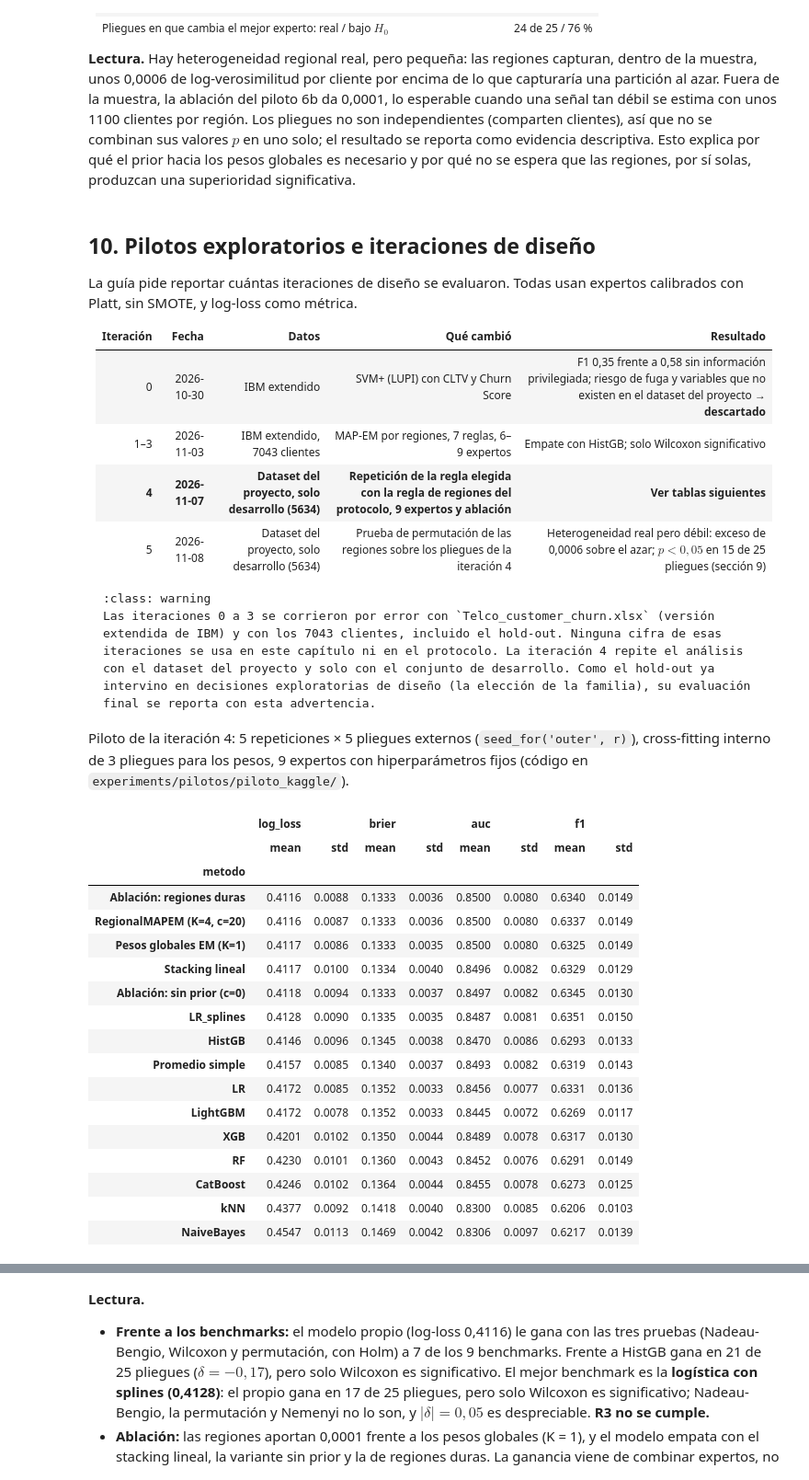
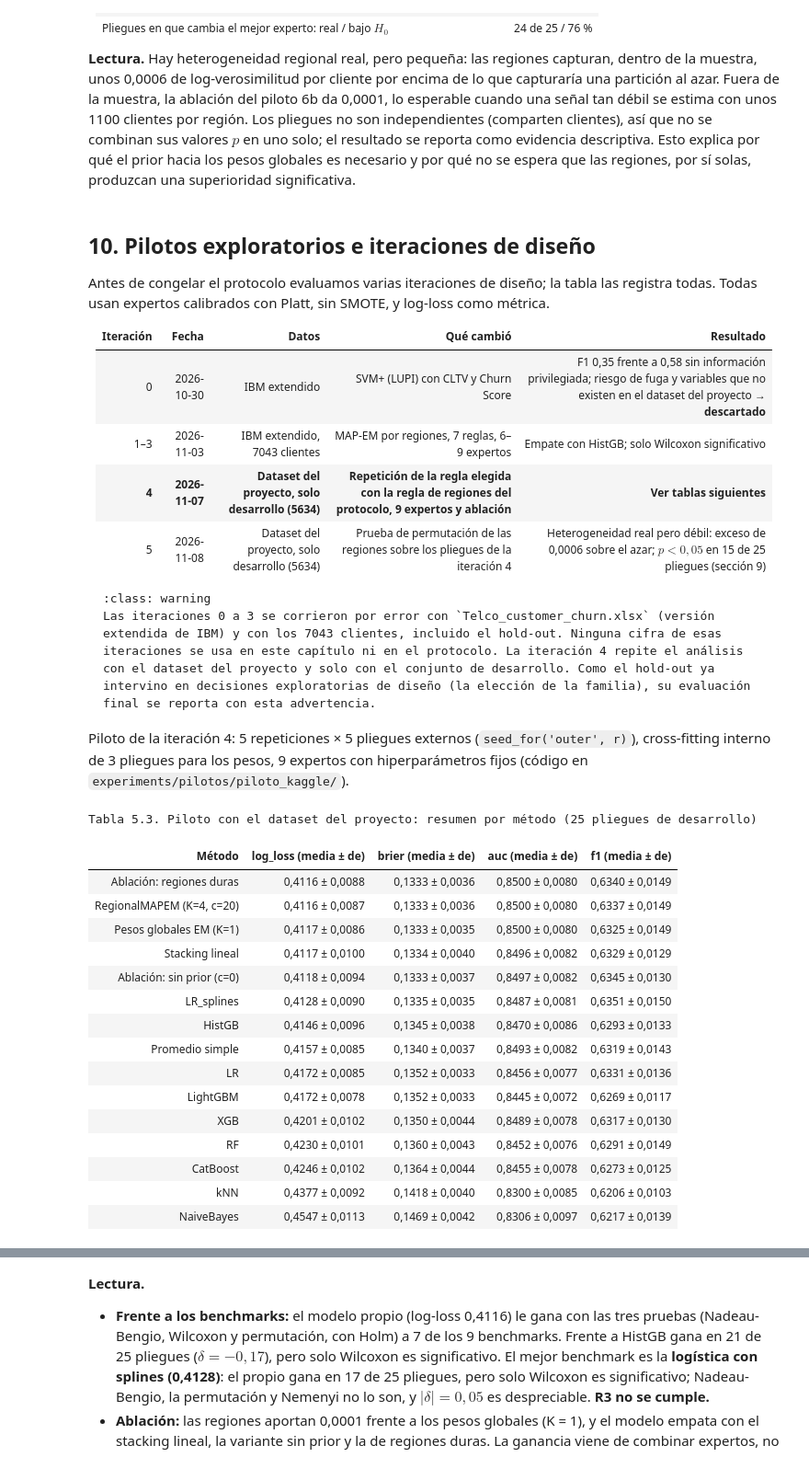
Before and after one commit to Nataly-Cardenas/Telco_Churn_JBook, a Jupyter notebook: MODELO_PROPIO.ipynb, the cells around one changed output, grey strips where cells are left out. Shown at 92% size. Drawn from its saved outputs; the diff is of its cells as text; code cells hidden in the pictures.

```diff
--- a/MODELO_PROPIO.ipynb
+++ b/MODELO_PROPIO.ipynb
@@ -360,7 +382,7 @@ la ganancia de log-verosimilitud por cliente de los pesos por región ($K = 4$,
 # %% [markdown]
 ## 10. Pilotos exploratorios e iteraciones de diseño
 
-La guía pide reportar cuántas iteraciones de diseño se evaluaron. Todas usan expertos calibrados con Platt, sin SMOTE, y log-loss como métrica.
+Antes de congelar el protocolo evaluamos varias iteraciones de diseño; la tabla las registra todas. Todas usan expertos calibrados con Platt, sin SMOTE, y log-loss como métrica.
 
 | Iteración | Fecha | Datos | Qué cambió | Resultado |
 |---|---|---|---|---|
@@ -377,25 +399,27 @@ Las iteraciones 0 a 3 se corrieron por error con `Telco_customer_churn.xlsx` (ve
 Piloto de la iteración 4: 5 repeticiones × 5 pliegues externos (`seed_for('outer', r)`), cross-fitting interno de 3 pliegues para los pesos, 9 expertos con hiperparámetros fijos (código en `experiments/pilotos/piloto_kaggle/`).
 # %%
 resumen = pd.read_csv(PILOTO / "resumen.csv", header=[0, 1], index_col=0)
-resumen.round(4)
+vista = pd.DataFrame({"Método": resumen.index})
+for k in dict.fromkeys(c[0] for c in resumen.columns):
+    vista[f"{k} (media ± de)"] = [f"{numero(a, 4)} ± {numero(b, 4)}" for a, b in zip(resumen[(k, "mean")], resumen[(k, "std")])]
+tabla_libro(vista, "Tabla 5.3. Piloto con el dataset del proyecto: resumen por método (25 pliegues de desarrollo)")
 # %% [output]
+Tabla 5.3. Piloto con el dataset del proyecto: resumen por método (25 pliegues de desarrollo)
-|  | log_loss |  | brier |  | auc |  | f1 |  |
-|  | mean | std | mean | std | mean | std | mean | std |
-| metodo |  |  |  |  |  |  |  |  |
-| Ablación: regiones duras | 0.4116 | 0.0088 | 0.1333 | 0.0036 | 0.8500 | 0.0080 | 0.6340 | 0.0149 |
-| RegionalMAPEM (K=4, c=20) | 0.4116 | 0.0087 | 0.1333 | 0.0036 | 0.8500 | 0.0080 | 0.6337 | 0.0149 |
-| Pesos globales EM (K=1) | 0.4117 | 0.0086 | 0.1333 | 0.0035 | 0.8500 | 0.0080 | 0.6325 | 0.0149 |
-| Stacking lineal | 0.4117 | 0.0100 | 0.1334 | 0.0040 | 0.8496 | 0.0082 | 0.6329 | 0.0129 |
-| Ablación: sin prior (c=0) | 0.4118 | 0.0094 | 0.1333 | 0.0037 | 0.8497 | 0.0082 | 0.6345 | 0.0130 |
-| LR_splines | 0.4128 | 0.0090 | 0.1335 | 0.0035 | 0.8487 | 0.0081 | 0.6351 | 0.0150 |
-| HistGB | 0.4146 | 0.0096 | 0.1345 | 0.0038 | 0.8470 | 0.0086 | 0.6293 | 0.0133 |
-| Promedio simple | 0.4157 | 0.0085 | 0.1340 | 0.0037 | 0.8493 | 0.0082 | 0.6319 | 0.0143 |
-| LR | 0.4172 | 0.0085 | 0.1352 | 0.0033 | 0.8456 | 0.0077 | 0.6331 | 0.0136 |
-| LightGBM | 0.4172 | 0.0078 | 0.1352 | 0.0033 | 0.8445 | 0.0072 | 0.6269 | 0.0117 |
-| XGB | 0.4201 | 0.0102 | 0.1350 | 0.0044 | 0.8489 | 0.0078 | 0.6317 | 0.0130 |
-| RF | 0.4230 | 0.0101 | 0.1360 | 0.0043 | 0.8452 | 0.0076 | 0.6291 | 0.0149 |
-| CatBoost | 0.4246 | 0.0102 | 0.1364 | 0.0044 | 0.8455 | 0.0078 | 0.6273 | 0.0125 |
-| kNN | 0.4377 | 0.0092 | 0.1418 | 0.0040 | 0.8300 | 0.0085 | 0.6206 | 0.0103 |
-| NaiveBayes | 0.4547 | 0.0113 | 0.1469 | 0.0042 | 0.8306 | 0.0097 | 0.6217 | 0.0139 |
+| Método | log_loss (media ± de) | brier (media ± de) | auc (media ± de) | f1 (media ± de) |
+| Ablación: regiones duras | 0,4116 ± 0,0088 | 0,1333 ± 0,0036 | 0,8500 ± 0,0080 | 0,6340 ± 0,0149 |
+| RegionalMAPEM (K=4, c=20) | 0,4116 ± 0,0087 | 0,1333 ± 0,0036 | 0,8500 ± 0,0080 | 0,6337 ± 0,0149 |
+| Pesos globales EM (K=1) | 0,4117 ± 0,0086 | 0,1333 ± 0,0035 | 0,8500 ± 0,0080 | 0,6325 ± 0,0149 |
+| Stacking lineal | 0,4117 ± 0,0100 | 0,1334 ± 0,0040 | 0,8496 ± 0,0082 | 0,6329 ± 0,0129 |
+| Ablación: sin prior (c=0) | 0,4118 ± 0,0094 | 0,1333 ± 0,0037 | 0,8497 ± 0,0082 | 0,6345 ± 0,0130 |
+| LR_splines | 0,4128 ± 0,0090 | 0,1335 ± 0,0035 | 0,8487 ± 0,0081 | 0,6351 ± 0,0150 |
+| HistGB | 0,4146 ± 0,0096 | 0,1345 ± 0,0038 | 0,8470 ± 0,0086 | 0,6293 ± 0,0133 |
+| Promedio simple | 0,4157 ± 0,0085 | 0,1340 ± 0,0037 | 0,8493 ± 0,0082 | 0,6319 ± 0,0143 |
+| LR | 0,4172 ± 0,0085 | 0,1352 ± 0,0033 | 0,8456 ± 0,0077 | 0,6331 ± 0,0136 |
+| LightGBM | 0,4172 ± 0,0078 | 0,1352 ± 0,0033 | 0,8445 ± 0,0072 | 0,6269 ± 0,0117 |
+| XGB | 0,4201 ± 0,0102 | 0,1350 ± 0,0044 | 0,8489 ± 0,0078 | 0,6317 ± 0,0130 |
+| RF | 0,4230 ± 0,0101 | 0,1360 ± 0,0043 | 0,8452 ± 0,0076 | 0,6291 ± 0,0149 |
+| CatBoost | 0,4246 ± 0,0102 | 0,1364 ± 0,0044 | 0,8455 ± 0,0078 | 0,6273 ± 0,0125 |
+| kNN | 0,4377 ± 0,0092 | 0,1418 ± 0,0040 | 0,8300 ± 0,0085 | 0,6206 ± 0,0103 |
+| NaiveBayes | 0,4547 ± 0,0113 | 0,1469 ± 0,0042 | 0,8306 ± 0,0097 | 0,6217 ± 0,0139 |
 # %%
 pruebas = pd.read_csv(PILOTO / "pruebas_vs_rivales.csv")
```
Also changed, not shown: parts of 9 cells of this notebook, 38 other files.
